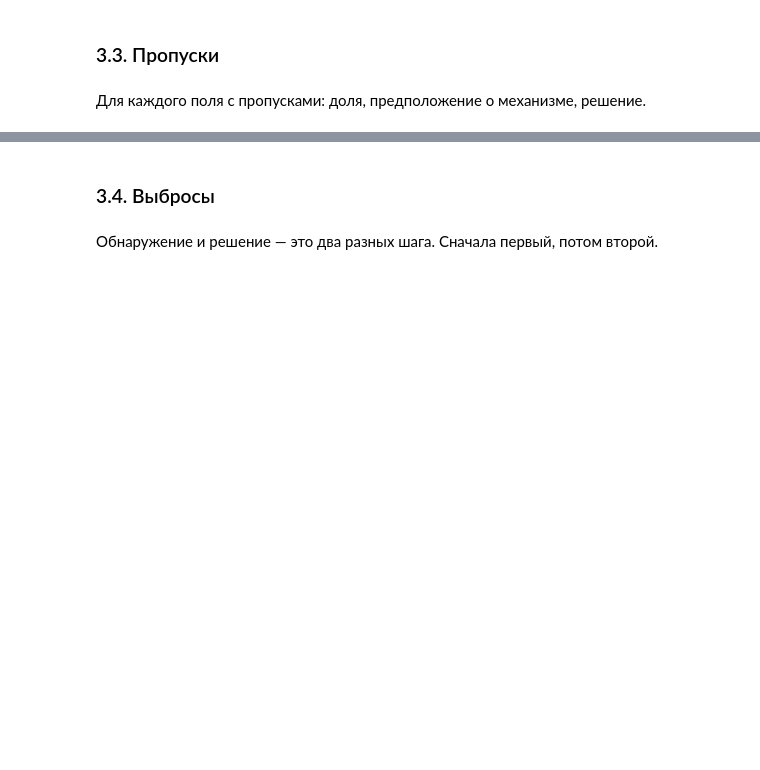
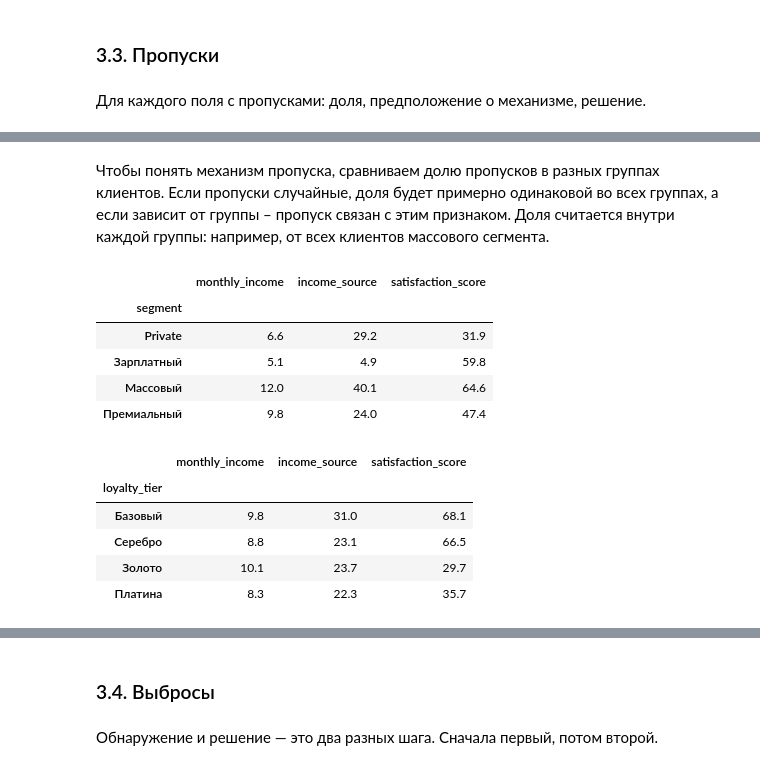
Before and after one commit to sangnchr-s/Gonchar_Alexander_Lab1, a Jupyter notebook: 01_analysis.ipynb, the cells around one changed output, grey strips where cells are left out. Cells and saved outputs as stored; diff of their text form; code cells hidden in the pictures; blank space fills up the shorter version.

```diff
--- a/01_analysis.ipynb
+++ b/01_analysis.ipynb
@@ -848,0 +865,20 @@ Name: count, dtype: int64
+# %% [markdown]
+Чтобы понять механизм пропуска, сравниваем долю пропусков в разных группах клиентов. Если пропуски случайные, доля будет примерно одинаковой во всех группах, а если зависит от группы – пропуск связан с этим признаком. Доля считается внутри каждой группы: например, от всех клиентов массового сегмента.
+# %%
+missing_cols = ["monthly_income", "income_source", "satisfaction_score"]
+is_missing = clients[missing_cols].isna()
+display((is_missing.groupby(clients["segment"]).mean() * 100).round(1))
+(is_missing.groupby(clients["loyalty_tier"]).mean() * 100).round(1)
+# %% [output]
+|  | monthly_income | income_source | satisfaction_score |
+| segment |  |  |  |
+| Private | 6.6 | 29.2 | 31.9 |
+| Зарплатный | 5.1 | 4.9 | 59.8 |
+| Массовый | 12.0 | 40.1 | 64.6 |
+| Премиальный | 9.8 | 24.0 | 47.4 |
+|  | monthly_income | income_source | satisfaction_score |
+| loyalty_tier |  |  |  |
+| Базовый | 9.8 | 31.0 | 68.1 |
+| Серебро | 8.8 | 23.1 | 66.5 |
+| Золото | 10.1 | 23.7 | 29.7 |
+| Платина | 8.3 | 22.3 | 35.7 |
```
Also changed, not shown: parts of 25 cells of this notebook.
